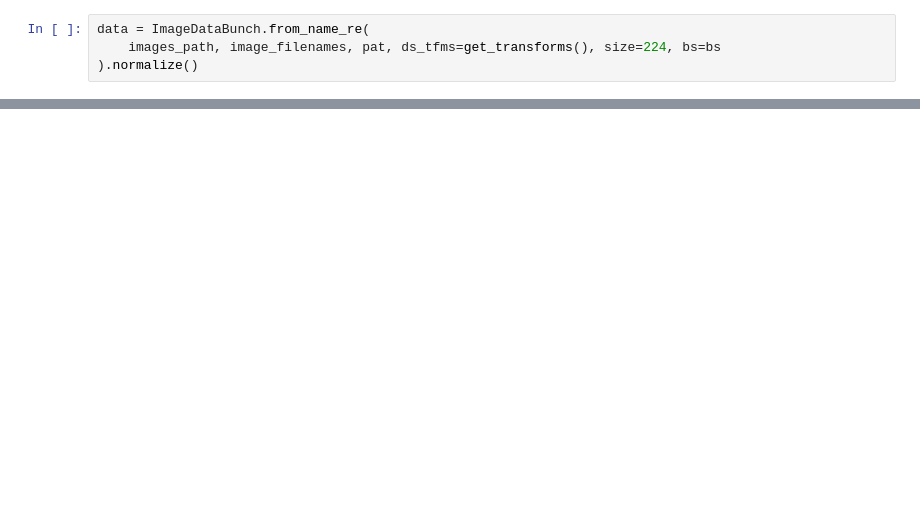
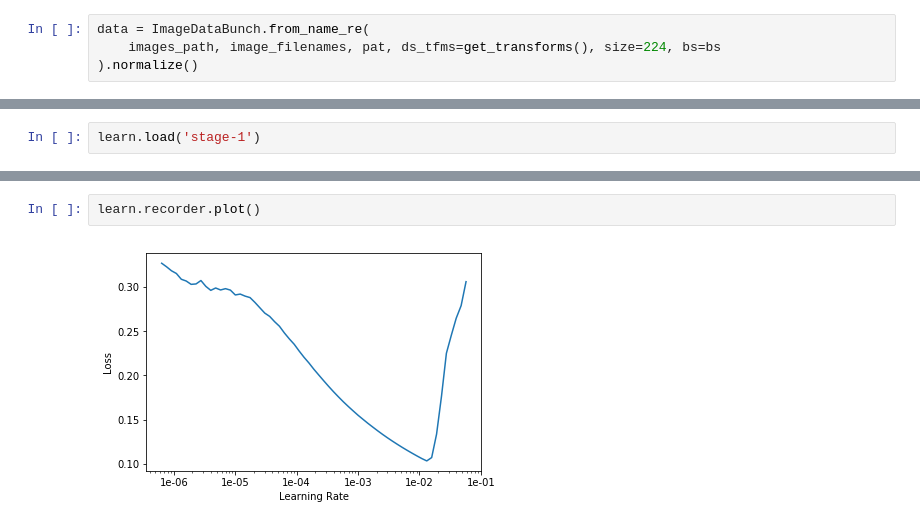
Before and after one commit to asnr/fastai-deep-learning-2019, a Jupyter notebook: 01_image_classification/soccer_vs_footy.ipynb, the cells around one changed output, grey strips where cells are left out. Drawn from its saved outputs; the diff is of its cells as text; blank space fills up the shorter version.

```diff
--- a/01_image_classification/soccer_vs_footy.ipynb
+++ b/01_image_classification/soccer_vs_footy.ipynb
@@ -34,0 +72,2 @@ OSError: Traceback (most recent call last):
+# %%
+learn.load('stage-1')
@@ -34,0 +99,4 @@ OSError: Traceback (most recent call last):
+# %%
+learn.recorder.plot()
+# %% [output]
+[figure, added]
```
Also changed, not shown: parts of 23 cells of this notebook.
